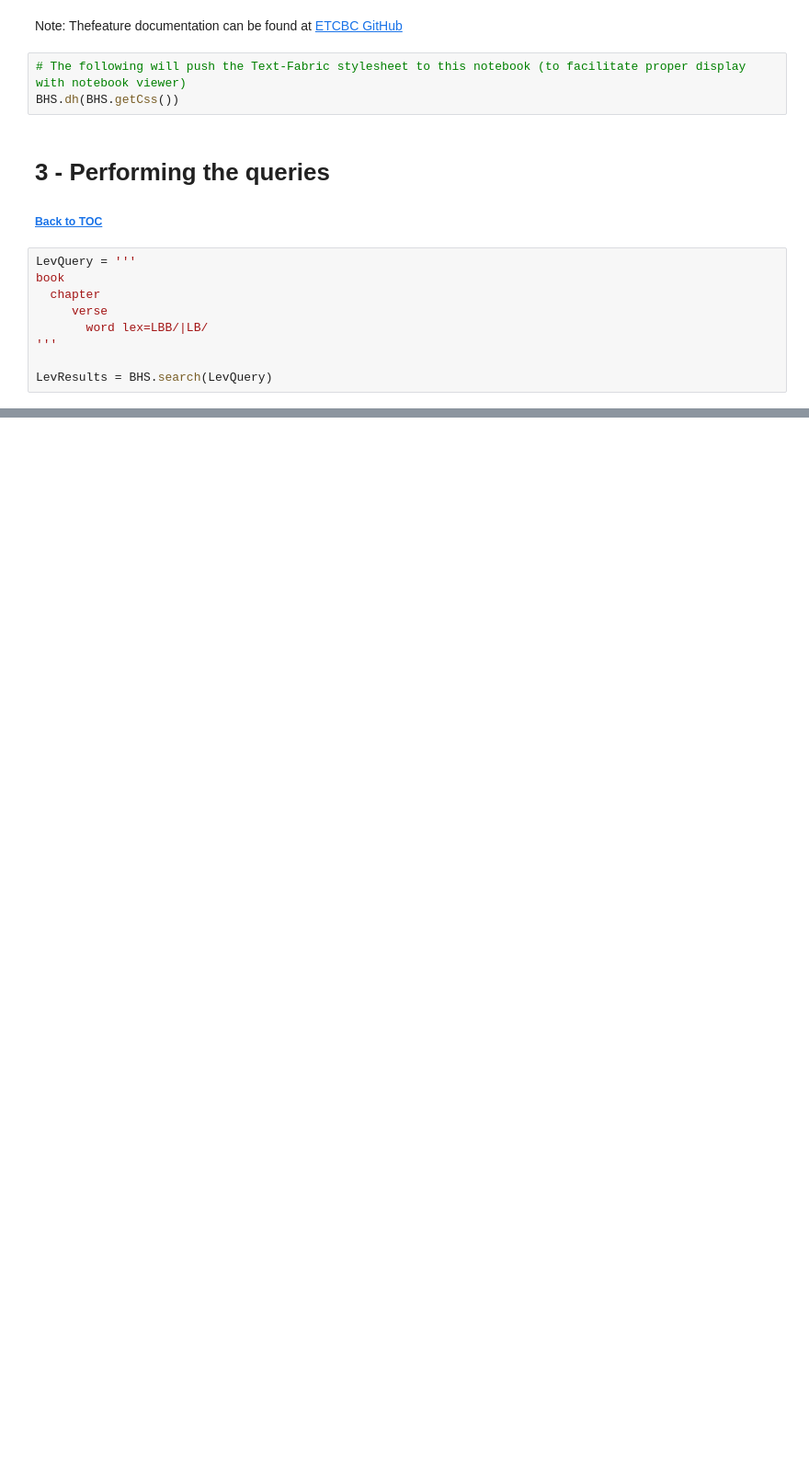
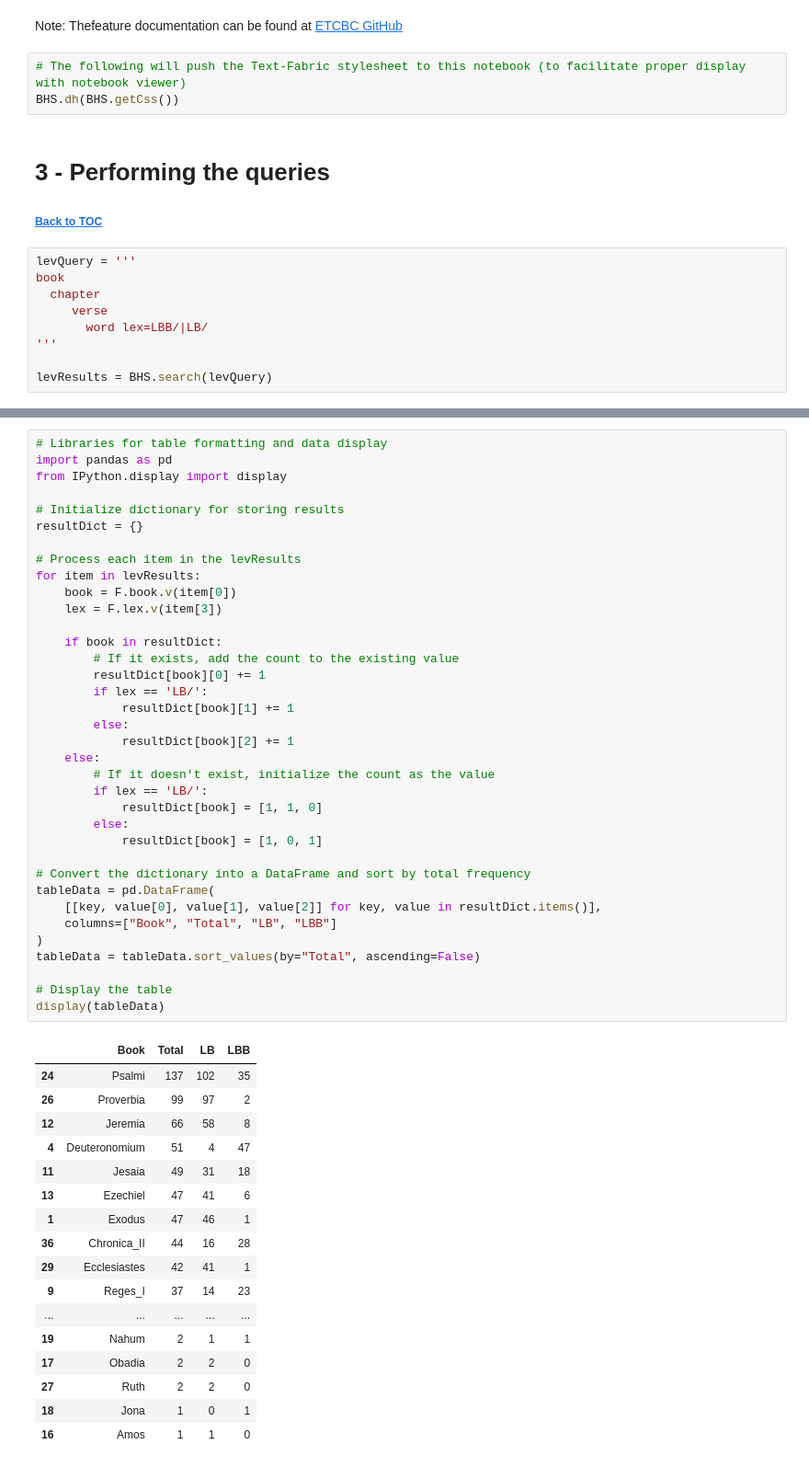
Before and after one commit to tonyjurg/Parashot, a Jupyter notebook: General/HeartInTenakh.ipynb, the cells around one changed output, grey strips where cells are left out. Shown at 92% size. Cells and saved outputs as stored; diff of their text form; blank space fills up the shorter version.

```diff
--- a/General/HeartInTenakh.ipynb
+++ b/General/HeartInTenakh.ipynb
@@ -75,12 +77,12 @@ BHS.dh(BHS.getCss())
 # 3 - Performing the queries <a class="anchor" id="bullet3"></a>
 ##### [Back to TOC](#TOC)
 # %%
-LevQuery = '''
+levQuery = '''
 book
   chapter
      verse
        word lex=LBB/|LB/
 '''
 
-LevResults = BHS.search(LevQuery)
+levResults = BHS.search(levQuery)
 # %% [output]
@@ -135,0 +90,54 @@ print(tabulate(TableData, headers=headers, tablefmt='fancy_grid'))
+# %%
+# Libraries for table formatting and data display
+import pandas as pd
+from IPython.display import display
+
+# Initialize dictionary for storing results
+resultDict = {}
+
+# Process each item in the levResults
+for item in levResults:
+    book = F.book.v(item[0])
+    lex = F.lex.v(item[3])
+
+    if book in resultDict:
+        # If it exists, add the count to the existing value
+        resultDict[book][0] += 1
+        if lex == 'LB/':
+            resultDict[book][1] += 1
+        else:
+            resultDict[book][2] += 1
+    else:
+        # If it doesn't exist, initialize the count as the value
+        if lex == 'LB/':
+            resultDict[book] = [1, 1, 0]
+        else:
+            resultDict[book] = [1, 0, 1]
+
+# Convert the dictionary into a DataFrame and sort by total frequency
+tableData = pd.DataFrame(
+    [[key, value[0], value[1], value[2]] for key, value in resultDict.items()],
+    columns=["Book", "Total", "LB", "LBB"]
+)
+tableData = tableData.sort_values(by="Total", ascending=False)
+
+# Display the table
+display(tableData)
+# %% [output]
+|  | Book | Total | LB | LBB |
+| 24 | Psalmi | 137 | 102 | 35 |
+| 26 | Proverbia | 99 | 97 | 2 |
+| 12 | Jeremia | 66 | 58 | 8 |
+| 4 | Deuteronomium | 51 | 4 | 47 |
+| 11 | Jesaia | 49 | 31 | 18 |
+| 13 | Ezechiel | 47 | 41 | 6 |
+| 1 | Exodus | 47 | 46 | 1 |
+| 36 | Chronica_II | 44 | 16 | 28 |
+| 29 | Ecclesiastes | 42 | 41 | 1 |
+| 9 | Reges_I | 37 | 14 | 23 |
+| ... | ... | ... | ... | ... |
+| 19 | Nahum | 2 | 1 | 1 |
+| 17 | Obadia | 2 | 2 | 0 |
+| 27 | Ruth | 2 | 2 | 0 |
+| 18 | Jona | 1 | 0 | 1 |
+| 16 | Amos | 1 | 1 | 0 |
```
Also changed, not shown: parts of 7 cells of this notebook, 3 other files.
